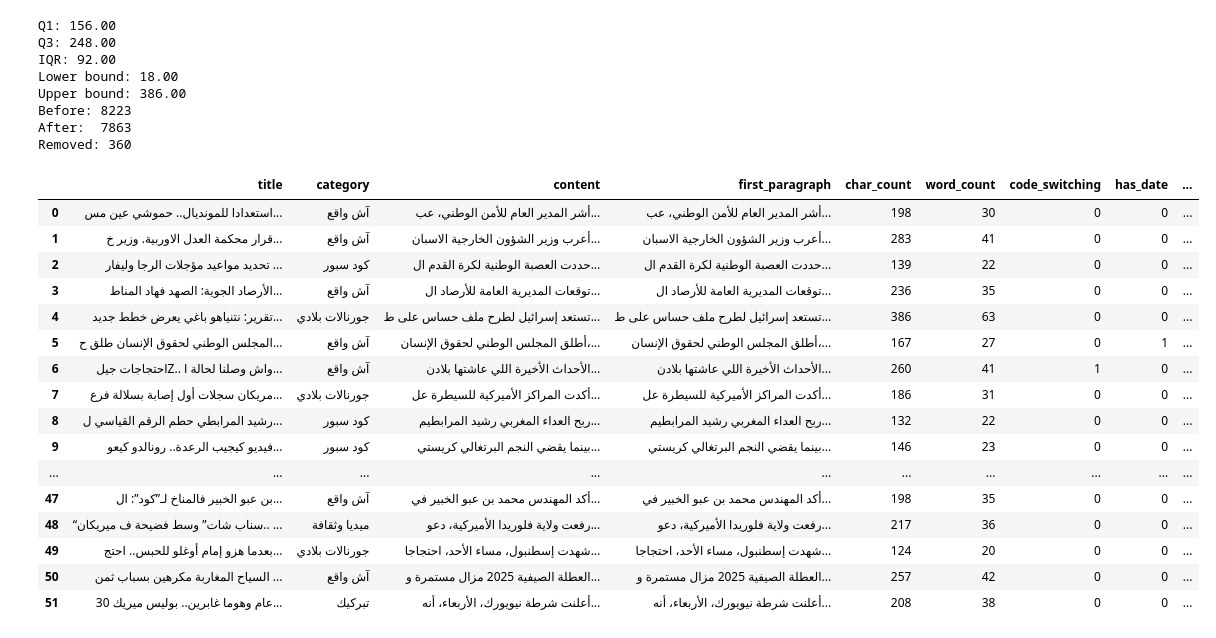
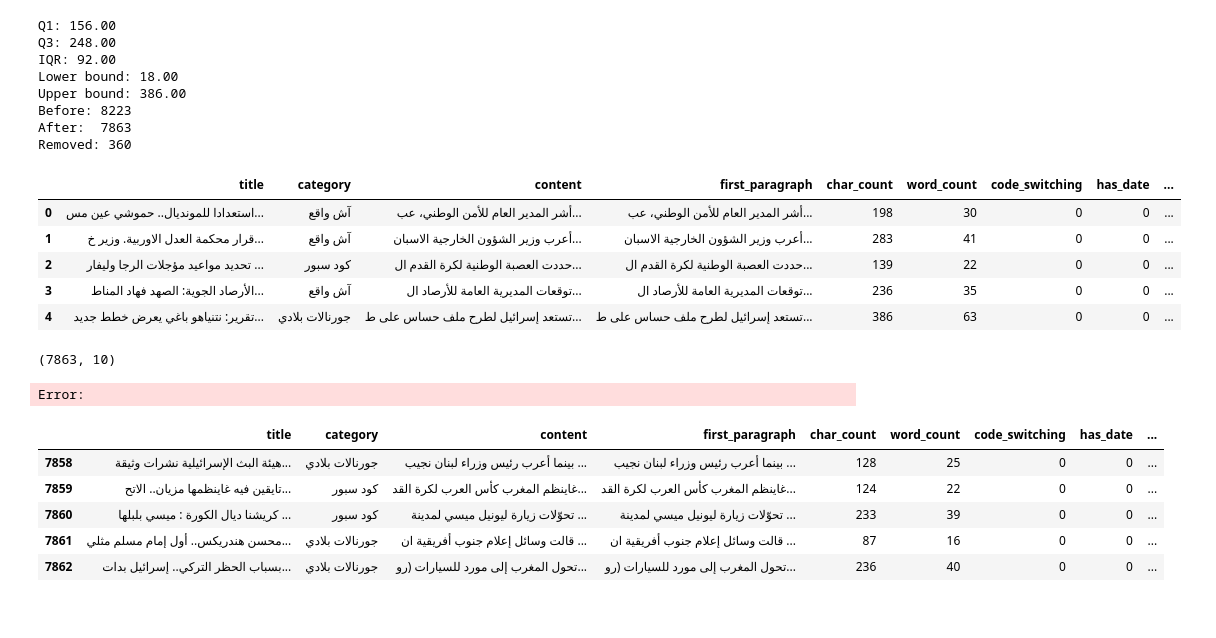
Before and after one commit to oafidi/ContextualQA, a Jupyter notebook: preprocessing.ipynb, the cells around one changed output. Cells and saved outputs as stored; diff of their text form; code cells hidden in the pictures.

```diff
--- a/preprocessing.ipynb
+++ b/preprocessing.ipynb
@@ -8,7 +7,4 @@ from datasets import load_dataset
 import re, json
 # %%
-try:
-    df = pd.read_csv("datasets/raw/goud_articles.csv")
-    df.head()
-except Exception  as e:
-    print(f"Error {e}")
+df = pd.read_csv("datasets/raw/goud_articles.csv")
+df.head()
@@ -381,22 +384,19 @@ try:
 except Exception as e:
     print(f"Error : {e}")
 # %%
-df.head(50)
+df.head()
 # %% [output]
 |  | title | category | content | first_paragraph | char_count | word_count | code_switching | has_date | ... |
 | 0 | استعدادا للمونديال.. حموشي عين مس... | آش واقع | أشر المدير العام للأمن الوطني، عب... | أشر المدير العام للأمن الوطني، عب... | 198 | 30 | 0 | 0 | ... |
 | 1 | قرار محكمة العدل الاوربية. وزير خ... | آش واقع | أعرب وزير الشؤون الخارجية الاسبان... | أعرب وزير الشؤون الخارجية الاسبان... | 283 | 41 | 0 | 0 | ... |
 | 2 | تحديد مواعيد مؤجلات الرجا وليفار ... | كود سبور | حددت العصبة الوطنية لكرة القدم ال... | حددت العصبة الوطنية لكرة القدم ال... | 139 | 22 | 0 | 0 | ... |
 | 3 | الأرصاد الجوية: الصهد فهاد المناط... | آش واقع | توقعات المديرية العامة للأرصاد ال... | توقعات المديرية العامة للأرصاد ال... | 236 | 35 | 0 | 0 | ... |
 | 4 | تقرير: نتنياهو باغي يعرض خطط جديد... | جورنالات بلادي | تستعد إسرائيل لطرح ملف حساس على ط... | تستعد إسرائيل لطرح ملف حساس على ط... | 386 | 63 | 0 | 0 | ... |
-| 5 | المجلس الوطني لحقوق الإنسان طلق ح... | آش واقع | أطلق المجلس الوطني لحقوق الإنسان،... | أطلق المجلس الوطني لحقوق الإنسان،... | 167 | 27 | 0 | 1 | ... |
-| 6 | احتجاجات جيلZ.. واش وصلنا لحالة ا... | آش واقع | الأحداث الأخيرة اللي عاشتها بلادن... | الأحداث الأخيرة اللي عاشتها بلادن... | 260 | 41 | 1 | 0 | ... |
-| 7 | مريكان سجلات أول إصابة بسلالة فرع... | جورنالات بلادي | أكدت المراكز الأميركية للسيطرة عل... | أكدت المراكز الأميركية للسيطرة عل... | 186 | 31 | 0 | 0 | ... |
-| 8 | رشيد المرابطي حطم الرقم القياسي ل... | كود سبور | ربح العداء المغربي رشيد المرابطيم... | ربح العداء المغربي رشيد المرابطيم... | 132 | 22 | 0 | 0 | ... |
-| 9 | فيديو كيجيب الرعدة.. رونالدو كيعو... | كود سبور | بينما يقضي النجم البرتغالي كريستي... | بينما يقضي النجم البرتغالي كريستي... | 146 | 23 | 0 | 0 | ... |
-| ... | ... | ... | ... | ... | ... | ... | ... | ... | ... |
-| 47 | بن عبو الخبير فالمناخ لـ”كود”: ال... | آش واقع | أكد المهندس محمد بن عبو الخبير في... | أكد المهندس محمد بن عبو الخبير في... | 198 | 35 | 0 | 0 | ... |
-| 48 | “سناب شات” وسط فضيحة ف ميريكان.. ... | ميديا وثقافة | رفعت ولاية فلوريدا الأميركية، دعو... | رفعت ولاية فلوريدا الأميركية، دعو... | 217 | 36 | 0 | 0 | ... |
-| 49 | بعدما هزو إمام أوغلو للحبس.. احتج... | جورنالات بلادي | شهدت إسطنبول، مساء الأحد، احتجاجا... | شهدت إسطنبول، مساء الأحد، احتجاجا... | 124 | 20 | 0 | 0 | ... |
-| 50 | السياح المغاربة مكرهين بسباب ثمن ... | آش واقع | العطلة الصيفية 2025 مزال مستمرة و... | العطلة الصيفية 2025 مزال مستمرة و... | 257 | 42 | 0 | 0 | ... |
-| 51 | 30 عام وهوما غابرين.. بوليس ميريك... | تبركيك | أعلنت شرطة نيويورك، الأربعاء، أنه... | أعلنت شرطة نيويورك، الأربعاء، أنه... | 208 | 38 | 0 | 0 | ... |
+# %%
+print(df.shape)
+# %% [output]
+(7863, 10)
+# %%
+df.to_csv("datasets/processed/goud_preprocessed_V1.csv", index=False, encoding="utf-8")
+# %% [output]
+Error:
@@ -403 +444,10 @@ df.head(50)
+# %%
+df.tail()
+# %% [output]
+|  | title | category | content | first_paragraph | char_count | word_count | code_switching | has_date | ... |
+| 7858 | هيئة البث الإسرائيلية نشرات وثيقة... | جورنالات بلادي | بينما أعرب رئيس وزراء لبنان نجيب ... | بينما أعرب رئيس وزراء لبنان نجيب ... | 128 | 25 | 0 | 0 | ... |
+| 7859 | تايقين فيه غاينظمها مزيان.. الاتح... | كود سبور | غاينظم المغرب كأس العرب لكرة القد... | غاينظم المغرب كأس العرب لكرة القد... | 124 | 22 | 0 | 0 | ... |
+| 7860 | كريشنا ديال الكورة : ميسي بلبلها ... | كود سبور | تحوّلات زيارة ليونيل ميسي لمدينة ... | تحوّلات زيارة ليونيل ميسي لمدينة ... | 233 | 39 | 0 | 0 | ... |
+| 7861 | محسن هندريكس.. أول إمام مسلم مثلي... | جورنالات بلادي | قالت وسائل إعلام جنوب أفريقية ان ... | قالت وسائل إعلام جنوب أفريقية ان ... | 87 | 16 | 0 | 0 | ... |
+| 7862 | بسباب الحظر التركي.. إسرائيل بدات... | جورنالات بلادي | تحول المغرب إلى مورد للسيارات (رو... | تحول المغرب إلى مورد للسيارات (رو... | 236 | 40 | 0 | 0 | ... |
 # %%
```
Also changed, not shown: parts of 10 cells of this notebook, 6 other files.
